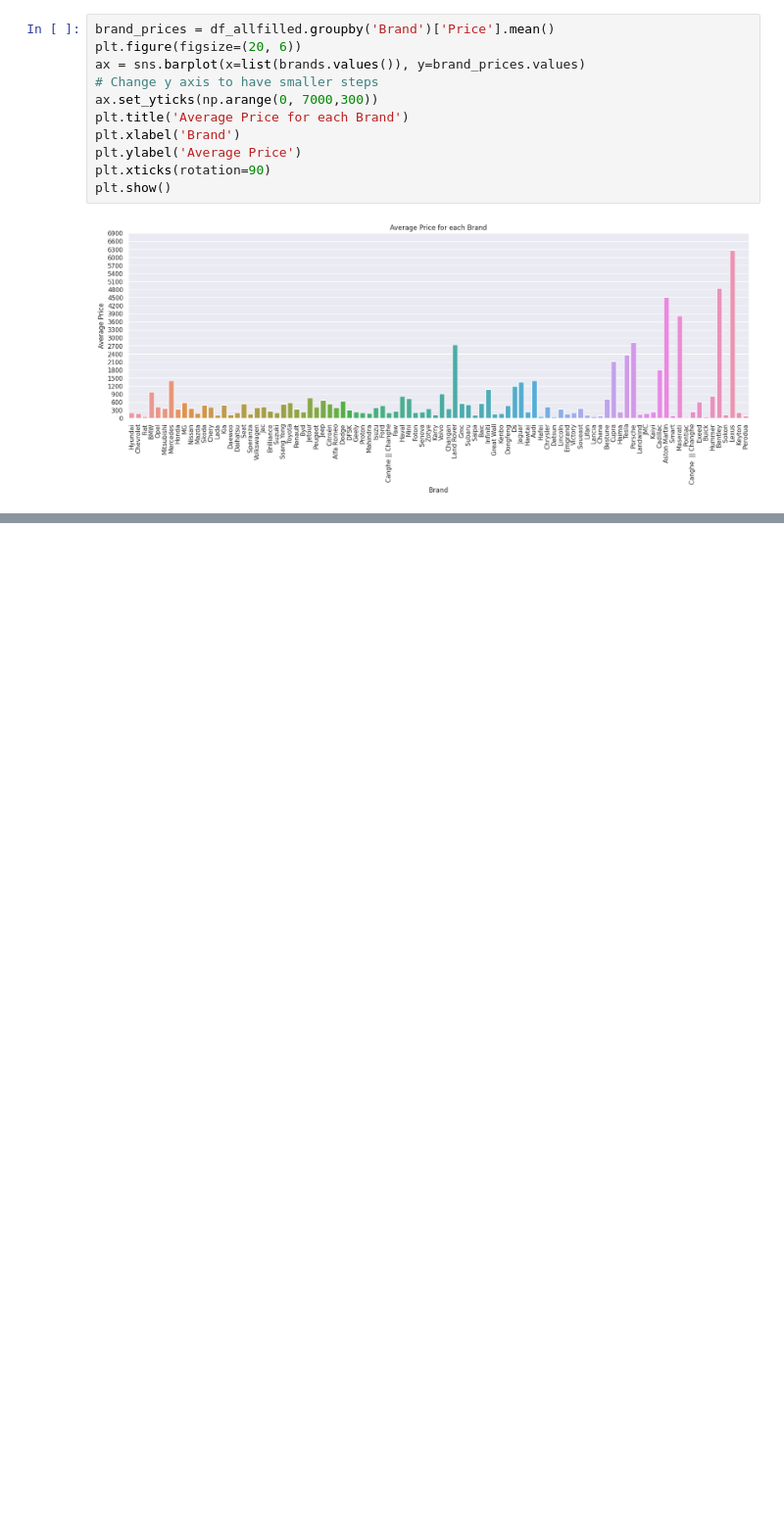
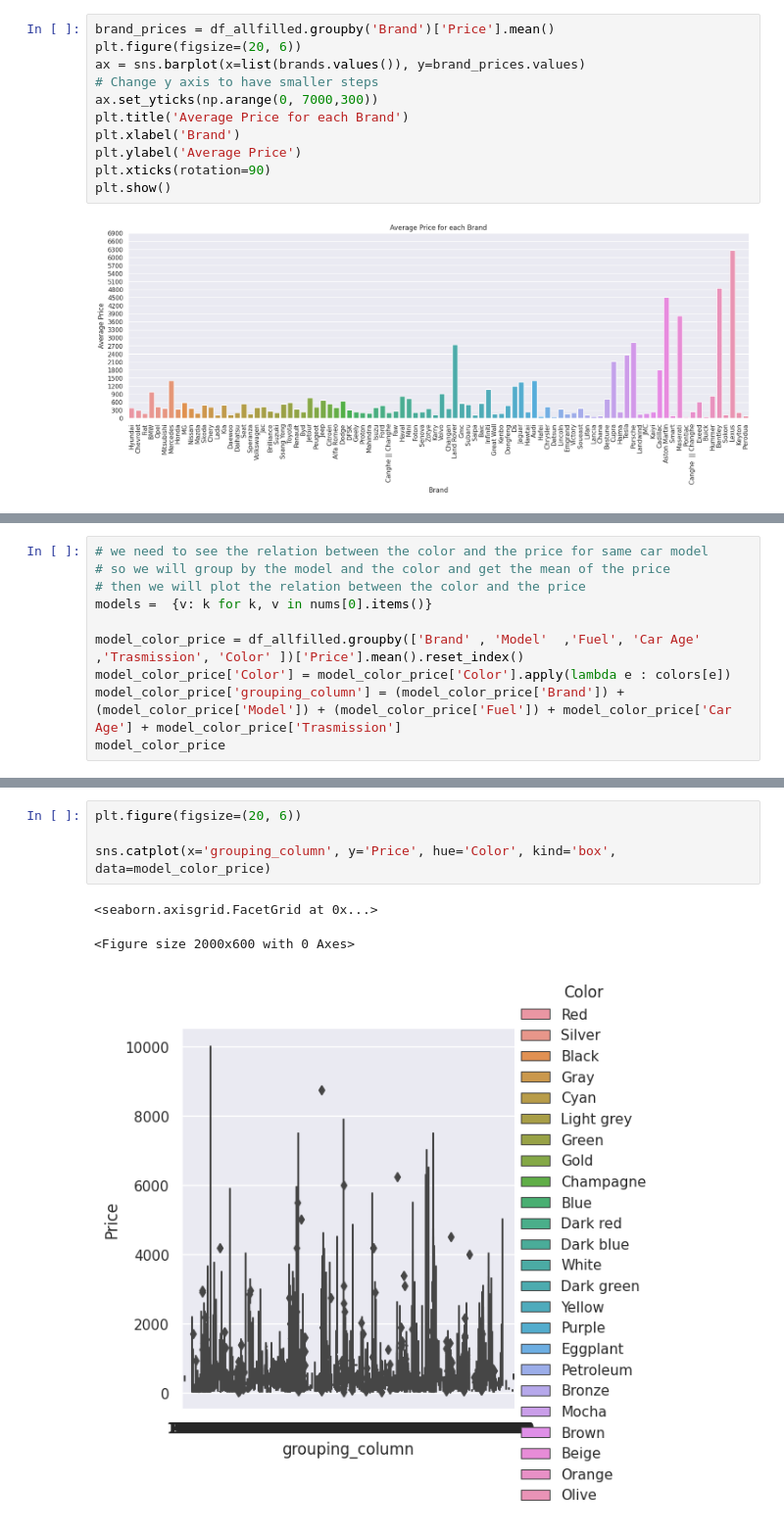
Before and after one commit to Yousif-Ahmed/Sayarty, a Jupyter notebook: Sayarty.ipynb, the cells around one changed output, grey strips where cells are left out. Shown at 98% size. Drawn from its saved outputs; the diff is of its cells as text; blank space fills up the shorter version.

```diff
--- a/Sayarty.ipynb
+++ b/Sayarty.ipynb
@@ -443,0 +452,10 @@ print("Lowest Mean: ", lowest_mean)
+# %%
+# we need to see the relation between the color and the price for same car model
+# so we will group by the model and the color and get the mean of the price
+# then we will plot the relation between the color and the price
+models =  {v: k for k, v in nums[0].items()}
+
+model_color_price = df_allfilled.groupby(['Brand' , 'Model'  ,'Fuel', 'Car Age' ,'Trasmission', 'Color' ])['Price'].mean().reset_index()
+model_color_price['Color'] = model_color_price['Color'].apply(lambda e : colors[e])
+model_color_price['grouping_column'] = (model_color_price['Brand']) + (model_color_price['Model']) + (model_color_price['Fuel']) + model_color_price['Car Age'] + model_color_price['Trasmission']
+model_color_price
@@ -443,0 +476,8 @@ print("Lowest Mean: ", lowest_mean)
+# %%
+plt.figure(figsize=(20, 6))
+
+sns.catplot(x='grouping_column', y='Price', hue='Color', kind='box', data=model_color_price)
+# %% [output]
+<seaborn.axisgrid.FacetGrid at 0x...>
+<Figure size 2000x600 with 0 Axes>
+[figure, added]
```
Also changed, not shown: parts of 10 cells of this notebook.
